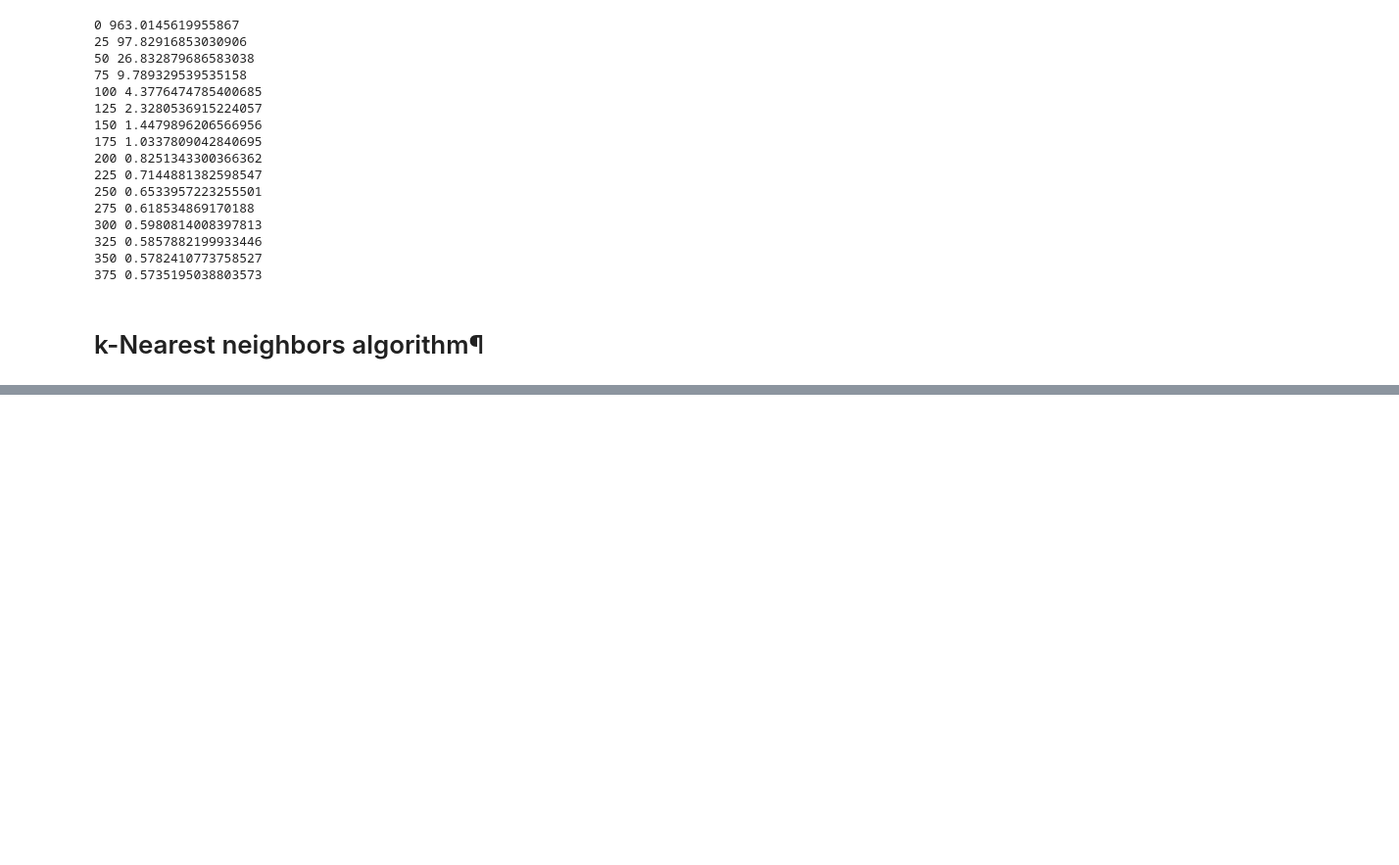
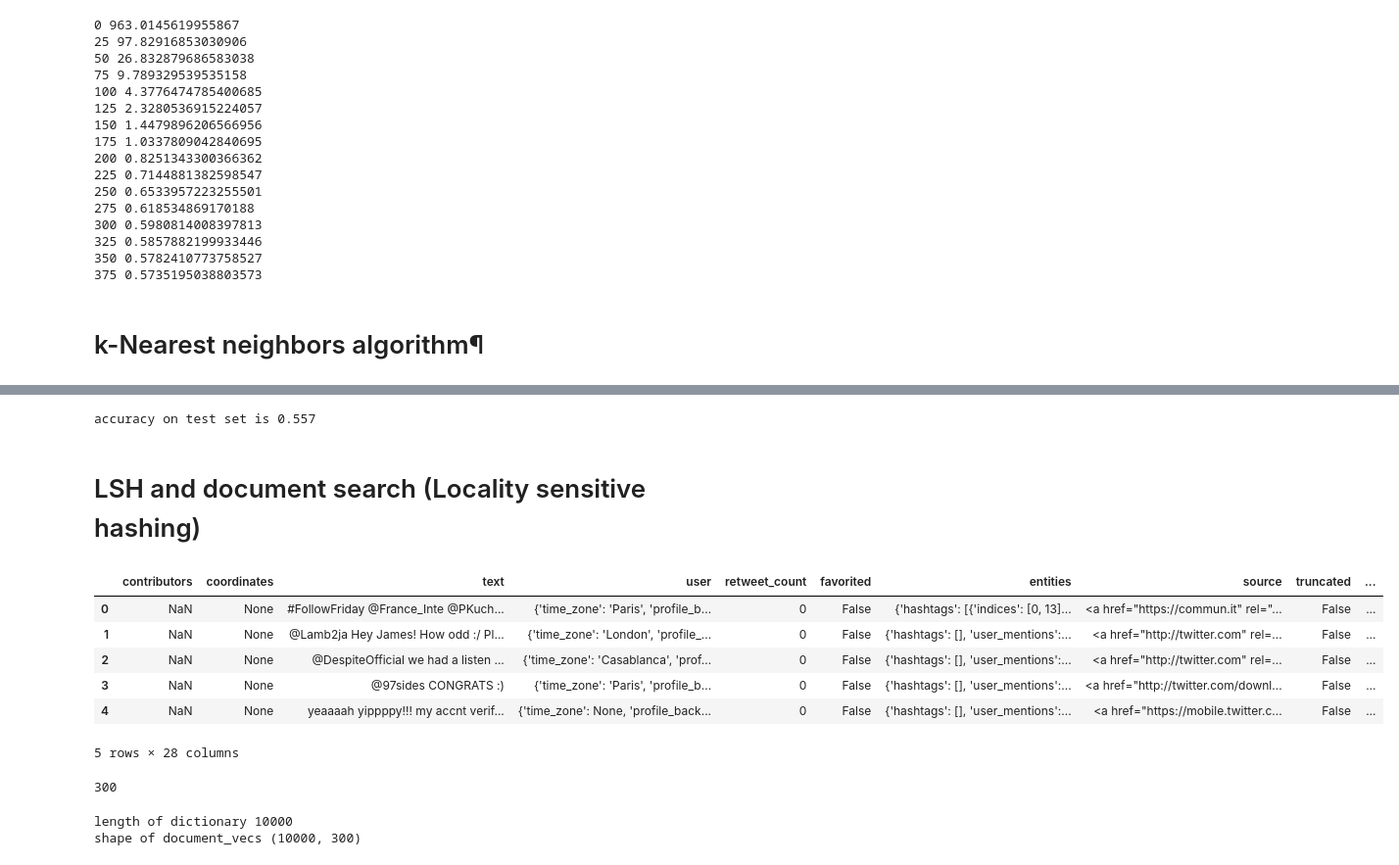
Before and after one commit to pro0255/NLP, a Jupyter notebook: jupyters/Week 1/NaiveMachineTranslationAndLSH/NaiveMachineTranslationAndLSH.ipynb, the cells around one changed output, grey strips where cells are left out. Shown: that part at 98% size. Drawn from its saved outputs; the diff is of its cells as text; code cells hidden in the pictures; blank space fills up the shorter version.

```diff
--- a/jupyters/Week 1/NaiveMachineTranslationAndLSH/NaiveMachineTranslationAndLSH.ipynb
+++ b/jupyters/Week 1/NaiveMachineTranslationAndLSH/NaiveMachineTranslationAndLSH.ipynb
@@ -217,0 +297,11 @@ R_train = align_embeddings(X_train, Y_train, train_steps=400, learning_rate=0.8)
+# %%
+
+# UNQ_C11 (UNIQUE CELL IDENTIFIER, DO NOT EDIT)
+# You do not have to input any code in this cell, but it is relevant to grading, so please do not change anything
+
+acc = test_vocabulary(X_val, Y_val, R_train)  # this might take a minute or two
+print(f"accuracy on test set is {acc:.3f}")
+# %% [output]
+accuracy on test set is 0.557
+# %% [markdown]
+# LSH and document search (Locality sensitive hashing)
@@ -217,0 +310,19 @@ R_train = align_embeddings(X_train, Y_train, train_steps=400, learning_rate=0.8)
+# %%
+path = '..\\..\\DataSets\\Tweets'
+
+positive_path = '\\positive_tweets.json'
+negative_path = '\\negative_tweets.json'
+
+positive = pd.read_json(f'{path}{positive_path}', lines=True)
+negative = pd.read_json(f'{path}{negative_path}', lines=True)
+
+all_tweets = pd.concat([positive, negative])
+all_tweets.head()
+# %% [output]
+|  | contributors | coordinates | text | user | retweet_count | favorited | entities | source | truncated | ... |
+| 0 | NaN | None | #FollowFriday @France_Inte @PKuch... | {'time_zone': 'Paris', 'profile_b... | 0 | False | {'hashtags': [{'indices': [0, 13]... | <a href="https://commun.it" rel="... | False | ... |
+| 1 | NaN | None | @Lamb2ja Hey James! How odd :/ Pl... | {'time_zone': 'London', 'profile_... | 0 | False | {'hashtags': [], 'user_mentions':... | <a href="http://twitter.com" rel=... | False | ... |
+| 2 | NaN | None | @DespiteOfficial we had a listen ... | {'time_zone': 'Casablanca', 'prof... | 0 | False | {'hashtags': [], 'user_mentions':... | <a href="http://twitter.com" rel=... | False | ... |
+| 3 | NaN | None | @97sides CONGRATS :) | {'time_zone': 'Paris', 'profile_b... | 0 | False | {'hashtags': [], 'user_mentions':... | <a href="http://twitter.com/downl... | False | ... |
+| 4 | NaN | None | yeaaaah yippppy!!! my accnt verif... | {'time_zone': None, 'profile_back... | 0 | False | {'hashtags': [], 'user_mentions':... | <a href="https://mobile.twitter.c... | False | ... |
+5 rows × 28 columns
@@ -217,0 +349,12 @@ R_train = align_embeddings(X_train, Y_train, train_steps=400, learning_rate=0.8)
+# %%
+# UNQ_C13 (UNIQUE CELL IDENTIFIER, DO NOT EDIT)
+# You do not have to input any code in this cell, but it is relevant to grading, so please do not change anything
+
+# testing your function
+custom_tweet = "RT @Twitter @chapagain Hello There! Have a great day. :) #good #morning http://chapagain.com.np"
+tweet_embedding = get_document_embedding(custom_tweet, en_embeddings_subset)
+tweet_embedding[-5:]
+
+print(len(tweet_embedding))
+# %% [output]
+300
@@ -217,0 +400,9 @@ R_train = align_embeddings(X_train, Y_train, train_steps=400, learning_rate=0.8)
+# %%
+# UNQ_C15 (UNIQUE CELL IDENTIFIER, DO NOT EDIT)
+# You do not have to input any code in this cell, but it is relevant to grading, so please do not change anything
+
+print(f"length of dictionary {len(ind2Tweet)}")
+print(f"shape of document_vecs {document_vecs.shape}")
+# %% [output]
+length of dictionary 10000
+shape of document_vecs (10000, 300)
```
Also changed, not shown: parts of 24 cells of this notebook.
